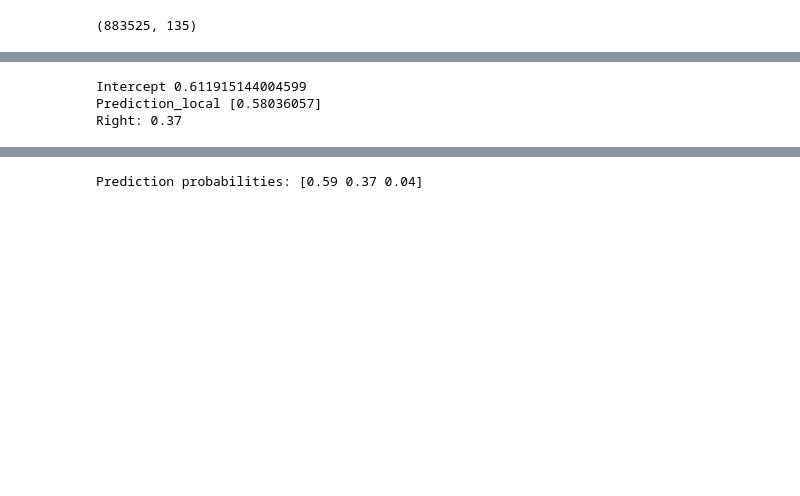
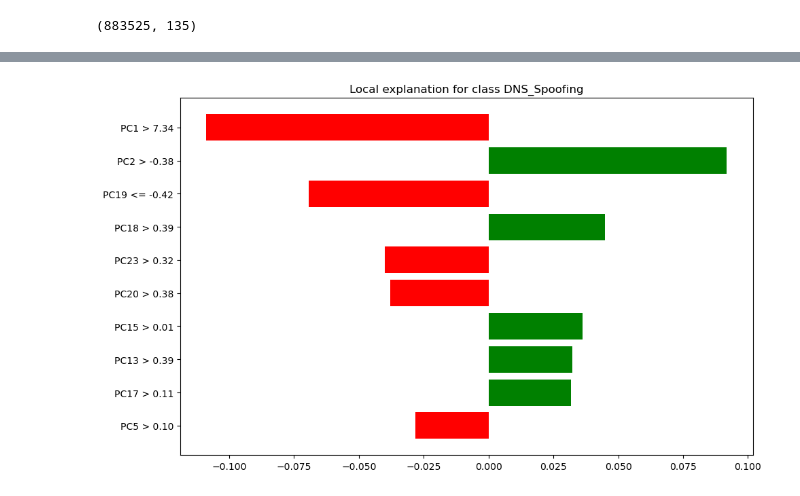
Before and after one commit to Nazihahaha/cic_iot, a Jupyter notebook: main.ipynb, the cells around one changed output, grey strips where cells are left out. Drawn from its saved outputs; the diff is of its cells as text; code cells hidden in the pictures; blank space fills up the shorter version.

```diff
--- a/main.ipynb
+++ b/main.ipynb
@@ -356,10 +340,10 @@ from sklearn.metrics import accuracy_score, classification_report
 import joblib
 # %%
 # Train LightGBM for attack detection
-lgb_model_attack = LGBMClassifier(n_estimators=100, random_state=42, verbose=-1)
+lgb_model_attack = LGBMClassifier(n_estimators=100, random_state=42, verbose=-1,n_jobs=2)
 lgb_model_attack.fit(X_train_attack, y_train_attack)
 
 # Train LightGBM for device identification
-lgb_model_device = LGBMClassifier(n_estimators=100, random_state=42, verbose=-1)
+lgb_model_device = LGBMClassifier(n_estimators=100, random_state=42, verbose=-1,n_jobs=2)
 lgb_model_device.fit(X_train_device, y_train_device)
 # %% [output]
@@ -402,17 +386,17 @@ from sklearn.metrics import accuracy_score, classification_report
 import joblib
 # %%
 # Train Random Forest for attack detection
-rf_model_attack = RandomForestClassifier(n_estimators=100, random_state=42, n_jobs=-1, class_weight='balanced')
+rf_model_attack = RandomForestClassifier(n_estimators=100, random_state=42, n_jobs=2, class_weight='balanced')
 rf_model_attack.fit(X_train_attack, y_train_attack)
 
 # Train LightGBM for attack detection
-lgb_model_attack = LGBMClassifier(n_estimators=100, random_state=42, verbose=-1)
+lgb_model_attack = LGBMClassifier(n_jobs=2,n_estimators=100, random_state=42, verbose=-1)
 lgb_model_attack.fit(X_train_attack, y_train_attack)
 
 # Train Random Forest for device identification
-rf_model_device = RandomForestClassifier(n_estimators=100, random_state=42, n_jobs=-1, class_weight='balanced')
+rf_model_device = RandomForestClassifier(n_estimators=100, random_state=42, n_jobs=2, class_weight='balanced')
 rf_model_device.fit(X_train_device, y_train_device)
 
 # Train LightGBM for device identification
-lgb_model_device = LGBMClassifier(n_estimators=100, random_state=42, verbose=-1)
+lgb_model_device = LGBMClassifier(n_jobs=2,n_estimators=100, random_state=42, verbose=-1)
 lgb_model_device.fit(X_train_device, y_train_device)
@@ -569,8 +575,8 @@ from sklearn.model_selection import train_test_split
 import numpy as np
 
 # Train KNN and Random Forest for attack detection
-knn_model_attack = KNeighborsClassifier(n_neighbors=5, n_jobs=-1)
-rf_model_attack = RandomForestClassifier(n_estimators=100, random_state=42, n_jobs=-1, class_weight='balanced')
+knn_model_attack = KNeighborsClassifier(n_neighbors=5, n_jobs=2)
+rf_model_attack = RandomForestClassifier(n_estimators=100, random_state=42, n_jobs=2, class_weight='balanced')
 
 knn_model_attack.fit(X_train_attack, y_train_attack)
 rf_model_attack.fit(X_train_attack, y_train_attack)
@@ -580,8 +586,8 @@ rf_pred_attack = rf_model_attack.predict_proba(X_train_attack)
 meta_features_attack = np.column_stack((knn_pred_attack, rf_pred_attack))
 
 # Train KNN and Random Forest for device identification
-knn_model_device = KNeighborsClassifier(n_neighbors=5, n_jobs=-1)
-rf_model_device = RandomForestClassifier(n_estimators=100, random_state=42, n_jobs=-1, class_weight='balanced')
+knn_model_device = KNeighborsClassifier(n_neighbors=5, n_jobs=2)
+rf_model_device = RandomForestClassifier(n_estimators=100, random_state=42, n_jobs=2, class_weight='balanced')
 
 knn_model_device.fit(X_train_device, y_train_device)
 rf_model_device.fit(X_train_device, y_train_device)
@@ -654,41 +649,38 @@ WARNING: Ignoring invalid distribution ~illow (c:\Python\Python311\Lib\site-pack
 import lime
 import lime.lime_tabular
 import numpy as np
+import matplotlib.pyplot as plt
 
-# Assuming X_reduced is the PCA-transformed data and models are trained
-# Select the model to explain (e.g., knn_model_attack or cat_model_device)
-model_to_explain = rf_model_attack  # Replace with your preferred model
-feature_names = [f'PC{i+1}' for i in range(X_reduced.shape[1])]  # PCA component names
 
-# Create a LimeTabularExplainer
+feature_names = [f'PC{i+1}' for i in range(X_reduced.shape[1])]
+model_to_explain = rf_model_attack
+
 explainer = lime.lime_tabular.LimeTabularExplainer(
     training_data=np.array(X_reduced),
     mode='classification',
     feature_names=feature_names,
     categorical_features=[],
-    verbose=True,
-    class_names=model_to_explain.classes_
+    verbose=False,
+    class_names=model_to_explain.classes_,
+    discretize_continuous=True
 )
 
-# Choose an instance to explain (e.g., the first test instance)
-instance_idx = 0
+
+instance_idx = 5
 instance = X_reduced[instance_idx].reshape(1, -1)
 
-# Get the model's prediction for the instance
-prediction = model_to_explain.predict_proba(instance)[0]
-
-# Generate explanation
 exp = explainer.explain_instance(
     data_row=instance[0],
     predict_fn=lambda x: model_to_explain.predict_proba(x),
-    num_features=X_reduced.shape[1],
-    num_samples=5000
+    num_features=10,
+    num_samples=1000
 )
 
-# Display the explanation
-exp.show_in_notebook(show_table=True)
-print(f"Prediction probabilities: {prediction}")
+
+fig = exp.as_pyplot_figure(label=1)
+fig.set_size_inches(10, 6)
+
+plt.tight_layout()
+plt.savefig("lime_explanation.png", dpi=300)
+plt.show()
 # %% [output]
-Intercept 0.611915144004599
-Prediction_local [0.58036057]
-Right: 0.37
@@ -696 +687 @@ Right: 0.37
-Prediction probabilities: [0.59 0.37 0.04]
+[figure, added]
```
Also changed, not shown: parts of 39 cells of this notebook.
